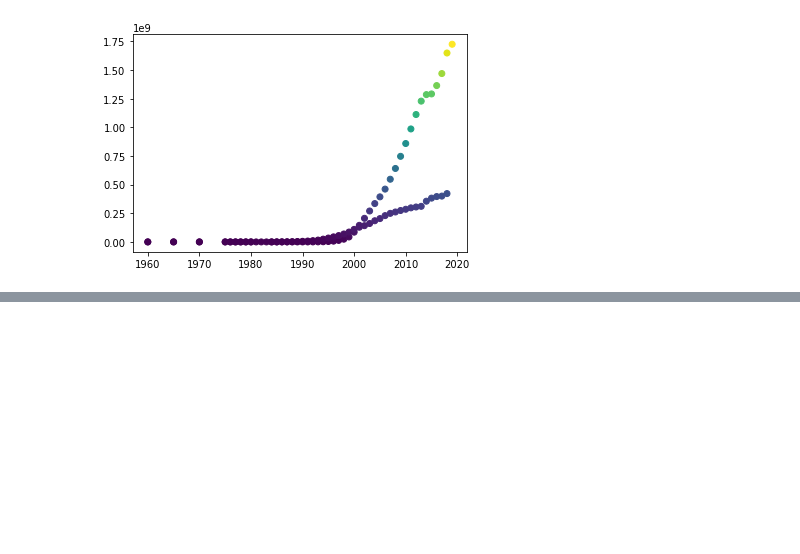
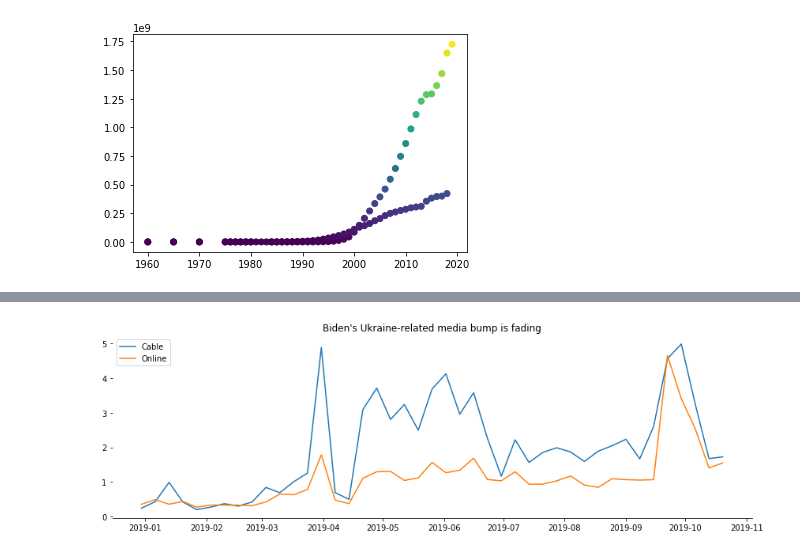
Before and after one commit to sksos7/2020_03_01_Hollys, a Jupyter notebook: ai_sc11x.ipynb, the cells around one changed output, grey strips where cells are left out. Cells and saved outputs as stored; diff of their text form; code cells hidden in the pictures; blank space fills up the shorter version.

```diff
--- a/ai_sc11x.ipynb
+++ b/ai_sc11x.ipynb
@@ -330,0 +369,28 @@ plt.scatter(df7['time'],df7['cell_phones_total'],c=df7['cell_phones_total'])
+# %%
+# 2. EDA
+# 주어진 fivethirtyeight 그림 차트와 완벽히 동일하게 그려보세요.
+
+# date가 y 좌표가 되도록 설정
+# 인덱스를 초기화해주면서 date를 컬럼에 넣기
+# cable은 레드, online은 블루, 각각 라벨은 자기 이름
+# .legend 로 왼쪽 위에 라벨 표시
+df_graph = df.reset_index()
+plt.plot(df_graph['date'],df_graph['biden_cable_multiple'] , label='Cable' )
+plt.plot(df_graph['date'],df_graph['biden_online_multiple'], label='Online')
+plt.title("Biden's Ukraine-related media bump is fading")
+plt.legend(loc='upper left')
+
+# 그래프 크기, 좌우간격 등등 설정
+plt.subplots_adjust(left=0.125,
+                    bottom=0.1,
+                    right=2,
+                    top=0.9,
+                    wspace=0.2,
+                    hspace=0.35)
+
+# 테두리 지우기
+plt.gca().spines['top'].set_visible(False)
+plt.gca().spines['right'].set_visible(False)
+plt.gca().spines['left'].set_visible(False)
+# %% [output]
+[figure, added]
```
Also changed, not shown: parts of 6 cells of this notebook.
